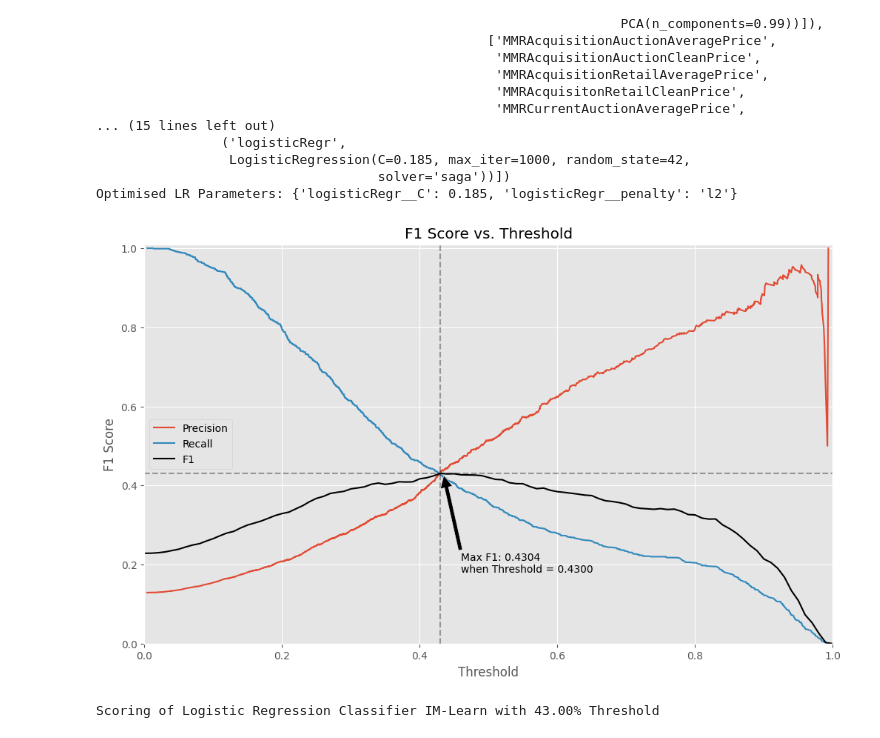
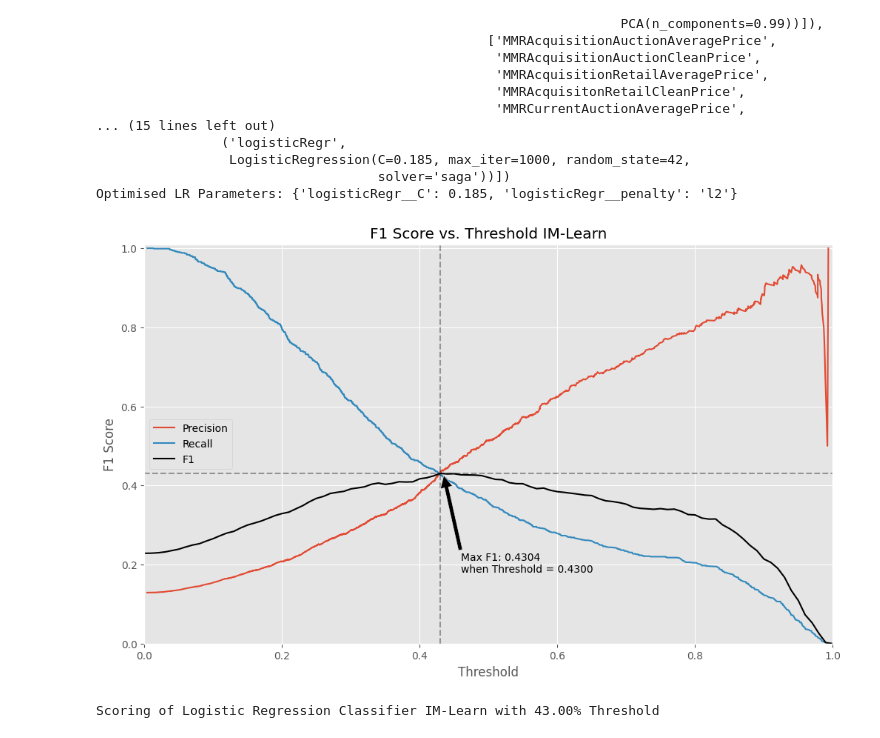
Before and after one commit to Joe-ElM/Used-Cars-Sales, a Jupyter notebook: Notebooks/4. LR Model.ipynb, the cells around one changed output. Saved outputs shown, nothing was run; the diff lists cells and outputs as text; code cells hidden in the pictures.

Commit message:
LR IM-Learn extension

```diff
--- a/Notebooks/4. LR Model.ipynb
+++ b/Notebooks/4. LR Model.ipynb
@@ -155,8 +155,8 @@ pipeline_lr_grid    = Pipeline([('preprocessor', preprocessor),
                            ('logisticRegr', model_lr)
                           ])
 # ----------------------------------------------------------------------------------------
-param_grid     = {'logisticRegr__C'      : [0.185, 0.019, 0.0195, 0.02],
-                  'logisticRegr__penalty': ['l1', 'l2']             #  penalty --> can be added 'elasticnet'
+param_grid     = {'logisticRegr__C'      : [0.019, 0.0195, 0.02],
+                  'logisticRegr__penalty': ['l2']             #  penalty --> can be added 'elasticnet'   'l1',
                   }
 
 model_lr_grid = GridSearchCV(estimator  = pipeline_lr_grid,
@@ -563,44 +563,44 @@ Optimised LR Parameters: {'logisticRegr__C': 0.185, 'logisticRegr__penalty': 'l2
 # %%
 # Find the f1 score for each threshold
 plt.style.use('ggplot')
 fig, ax = plt.subplots(figsize= (12,7))
 
 p_curve, r_curve, t_curve =  precision_recall_curve(y_test, model_lr_im_grid.predict_proba(X_test)[:,1])
 plt.plot(t_curve, p_curve[:-1], label = 'Precision')
 plt.plot(t_curve, r_curve[:-1], label = 'Recall')
 # -------------------------------------------------------------------------------------------------
 
-f1 = []
+f1_im = []
 threshold = np.linspace(0,1,101)
 for level in threshold:
     y_pred  = model_lr_im_grid.predict_proba(X_test)[:,1] > level
-    f1.append(f1_score(y_test, y_pred))
+    f1_im.append(f1_score(y_test, y_pred))
 # --------------------------------------------------------------
 
-max_f1_index     = np.argmax(f1)
-max_f1_threshold = threshold[max_f1_index]
-max_f1_value     = f1[max_f1_index]
+max_f1_im_index     = np.argmax(f1_im)
+max_f1_im_threshold = threshold[max_f1_im_index]
+max_f1_im_value     = f1_im[max_f1_im_index]
 #---------------------------------------------------------------
 
-sns.lineplot(x   = threshold, y =f1, label = 'F1', color = 'black')
+sns.lineplot(x   = threshold, y =f1_im, label = 'F1', color = 'black')
 # plt.scatter([max_f1_threshold], [f1[max_f1_index]], marker='o', s = 175, color='blue', alpha=0.2, label='Max F1')
-plt.axvline(x = max_f1_threshold, linestyle='--', color = 'black', alpha = 0.35)
-plt.axhline(y = f1[max_f1_index], linestyle='--', color='black'  , alpha=0.35)
+plt.axvline(x = max_f1_im_threshold, linestyle='--', color = 'black', alpha = 0.35)
+plt.axhline(y = f1_im[max_f1_im_index], linestyle='--', color='black'  , alpha=0.35)
 
 
-plt.annotate(f'Max F1: {max_f1_value:.4f} \nwhen Threshold = {max_f1_threshold:.4f}',
-             xy         = (max_f1_threshold + 0.005, max_f1_value - 0.005),
-             xytext     = (max_f1_threshold + 0.03, max_f1_value - 0.25),
+plt.annotate(f'Max F1: {max_f1_im_value:.4f} \nwhen Threshold = {max_f1_im_threshold:.4f}',
+             xy         = (max_f1_im_threshold + 0.005, max_f1_im_value - 0.005),
+             xytext     = (max_f1_im_threshold + 0.03, max_f1_im_value - 0.25),
              arrowprops = dict(facecolor='black'),
              )
 
 
 plt.xlabel('Threshold')
 plt.ylabel('F1 Score')
-plt.title('F1 Score vs. Threshold')
+plt.title('F1 Score vs. Threshold IM-Learn')
 ax.set_xlim(left   = 0, right = 1)
 ax.set_ylim(bottom = 0, top = 1.01);
 # %% [output]
-[figure, old version]
+[figure, new version]
 # %%
 # Evaluate the model:
```
Also changed, not shown: parts of 6 cells of this notebook, 3 other files.
